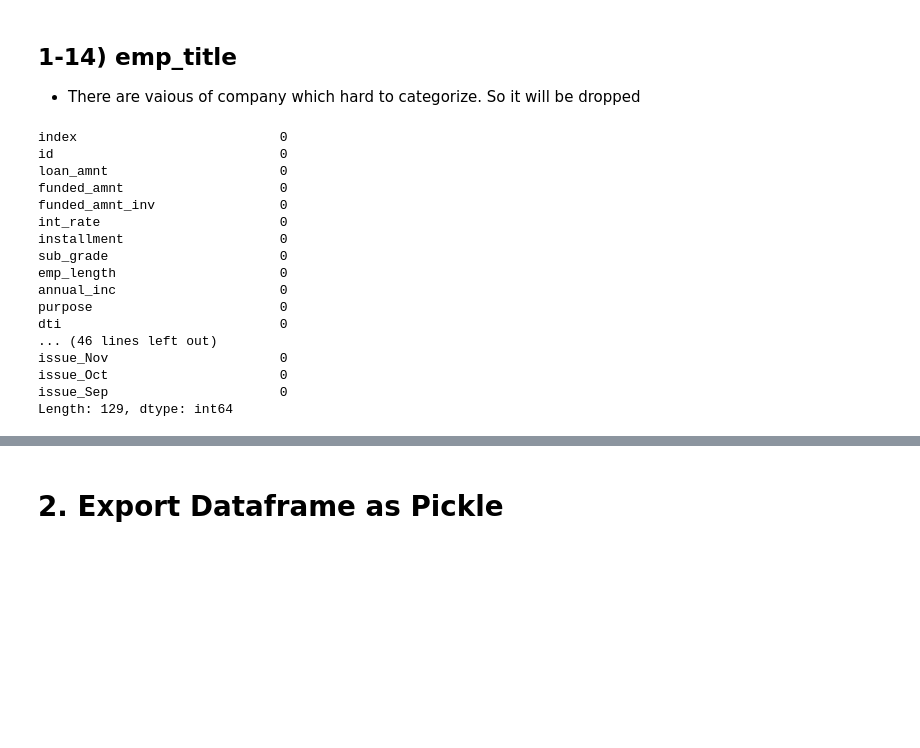
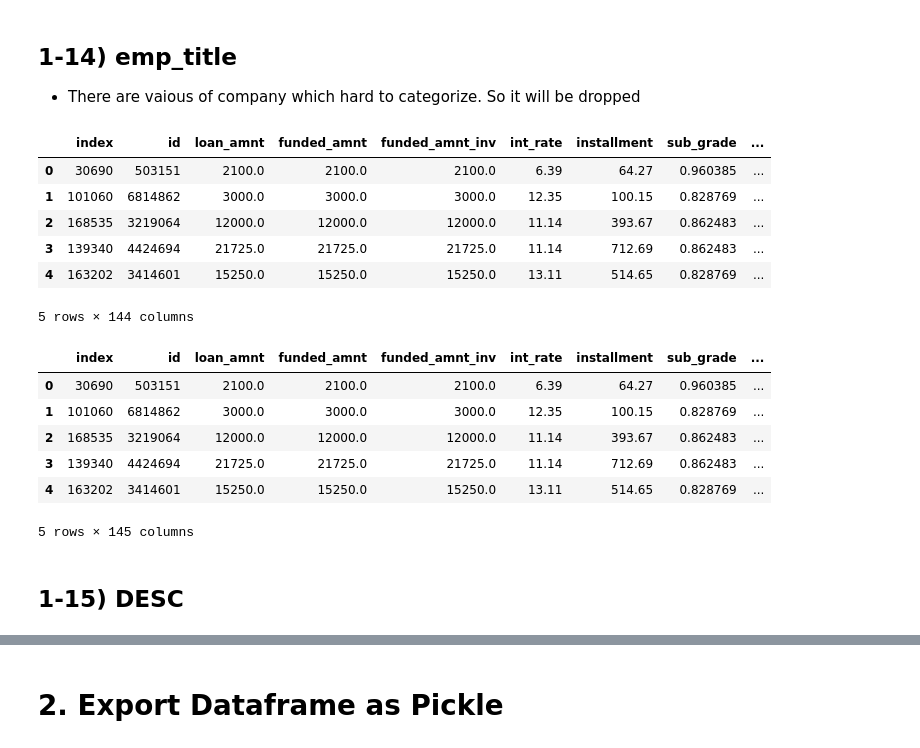
Before and after one commit to SohyunJeon/Lending-Club, a Jupyter notebook: 2_LendingClub_CategoricalFeatures.ipynb, the cells around one changed output, grey strips where cells are left out. Saved outputs shown, nothing was run; the diff lists cells and outputs as text; code cells hidden in the pictures; blank space fills up the shorter version.

```diff
--- a/2_LendingClub_CategoricalFeatures.ipynb
+++ b/2_LendingClub_CategoricalFeatures.ipynb
@@ -853,4 +853,27 @@ loan = loan.drop(['issue_d', 'issue_month'], axis = 1)
 # %% [markdown]
 ## 1-14) emp_title
 * There are vaious of company which hard to categorize. So it will be dropped
+# %%
+# last_credit_pull_d 변형
+
+loan_desc_list = loan['emp_title'].tolist()  # 최초 신용거래 시작일
+
+
+for i in range(0, len(loan_desc_list)):
+
+    if loan_desc_list[i] != 0:
+        loan_desc_list[i] = 1
+
+
+loan['emp_title'] = loan_desc_list
+
+loan.head()
+# %% [output]
+|  | index | id | loan_amnt | funded_amnt | funded_amnt_inv | int_rate | installment | sub_grade | ... |
+| 0 | 30690 | 503151 | 2100.0 | 2100.0 | 2100.0 | 6.39 | 64.27 | 0.960385 | ... |
+| 1 | 101060 | 6814862 | 3000.0 | 3000.0 | 3000.0 | 12.35 | 100.15 | 0.828769 | ... |
+| 2 | 168535 | 3219064 | 12000.0 | 12000.0 | 12000.0 | 11.14 | 393.67 | 0.862483 | ... |
+| 3 | 139340 | 4424694 | 21725.0 | 21725.0 | 21725.0 | 11.14 | 712.69 | 0.862483 | ... |
+| 4 | 163202 | 3414601 | 15250.0 | 15250.0 | 15250.0 | 13.11 | 514.65 | 0.828769 | ... |
+5 rows × 144 columns
 # %%
@@ -858,20 +883,12 @@ loan.drop('emp_title', axis =1, inplace = True)
-# %%
-loan.isnull().sum()
-# %% [output]
-index                          0
-id                             0
-loan_amnt                      0
-funded_amnt                    0
-funded_amnt_inv                0
-int_rate                       0
-installment                    0
-sub_grade                      0
-emp_length                     0
-annual_inc                     0
-purpose                        0
-dti                            0
-... (46 lines left out)
-issue_Nov                      0
-issue_Oct                      0
-issue_Sep                      0
-Length: 129, dtype: int64
+# %%
+loan.head()
+# %% [output]
+|  | index | id | loan_amnt | funded_amnt | funded_amnt_inv | int_rate | installment | sub_grade | ... |
+| 0 | 30690 | 503151 | 2100.0 | 2100.0 | 2100.0 | 6.39 | 64.27 | 0.960385 | ... |
+| 1 | 101060 | 6814862 | 3000.0 | 3000.0 | 3000.0 | 12.35 | 100.15 | 0.828769 | ... |
+| 2 | 168535 | 3219064 | 12000.0 | 12000.0 | 12000.0 | 11.14 | 393.67 | 0.862483 | ... |
+| 3 | 139340 | 4424694 | 21725.0 | 21725.0 | 21725.0 | 11.14 | 712.69 | 0.862483 | ... |
+| 4 | 163202 | 3414601 | 15250.0 | 15250.0 | 15250.0 | 13.11 | 514.65 | 0.828769 | ... |
+5 rows × 145 columns
+# %% [markdown]
+## 1-15) DESC
```
Also changed, not shown: parts of 21 cells of this notebook, 1 other file.
